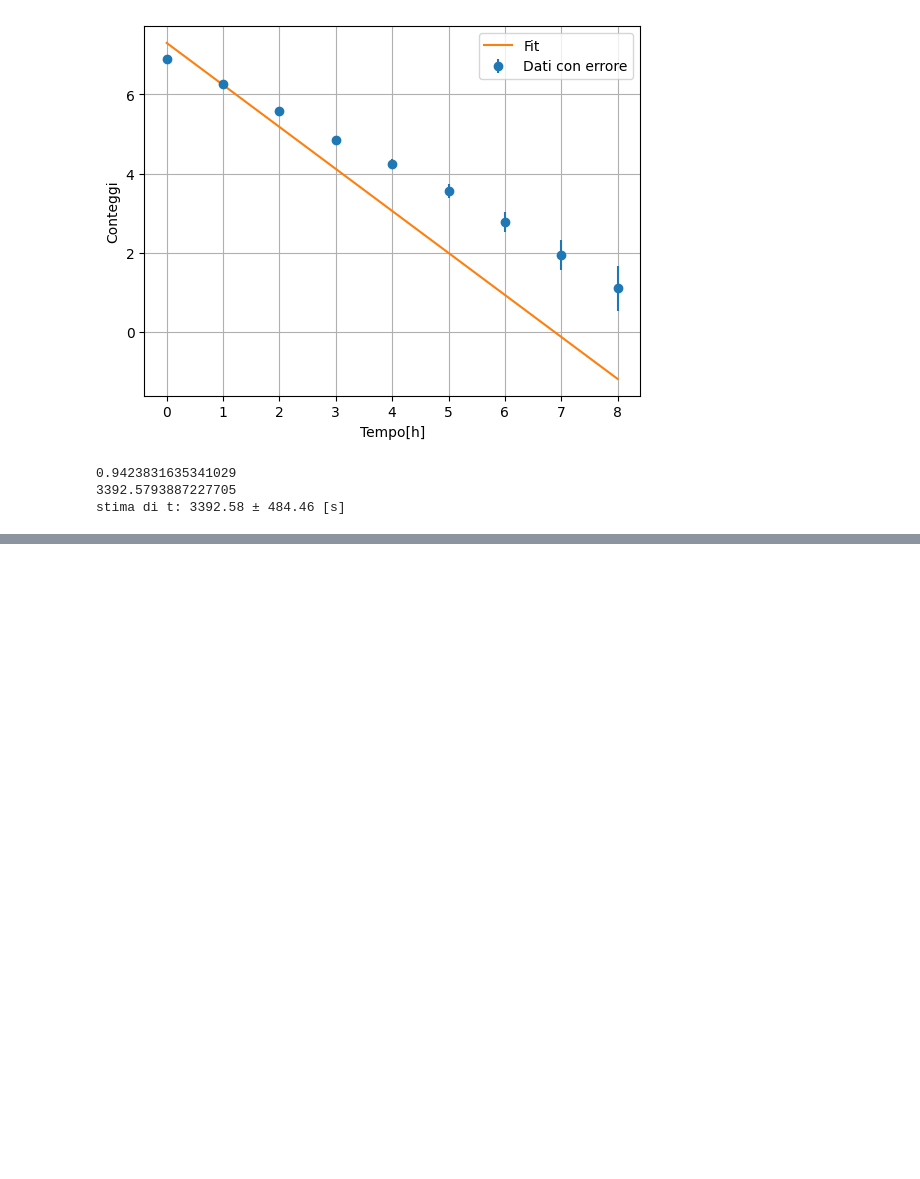
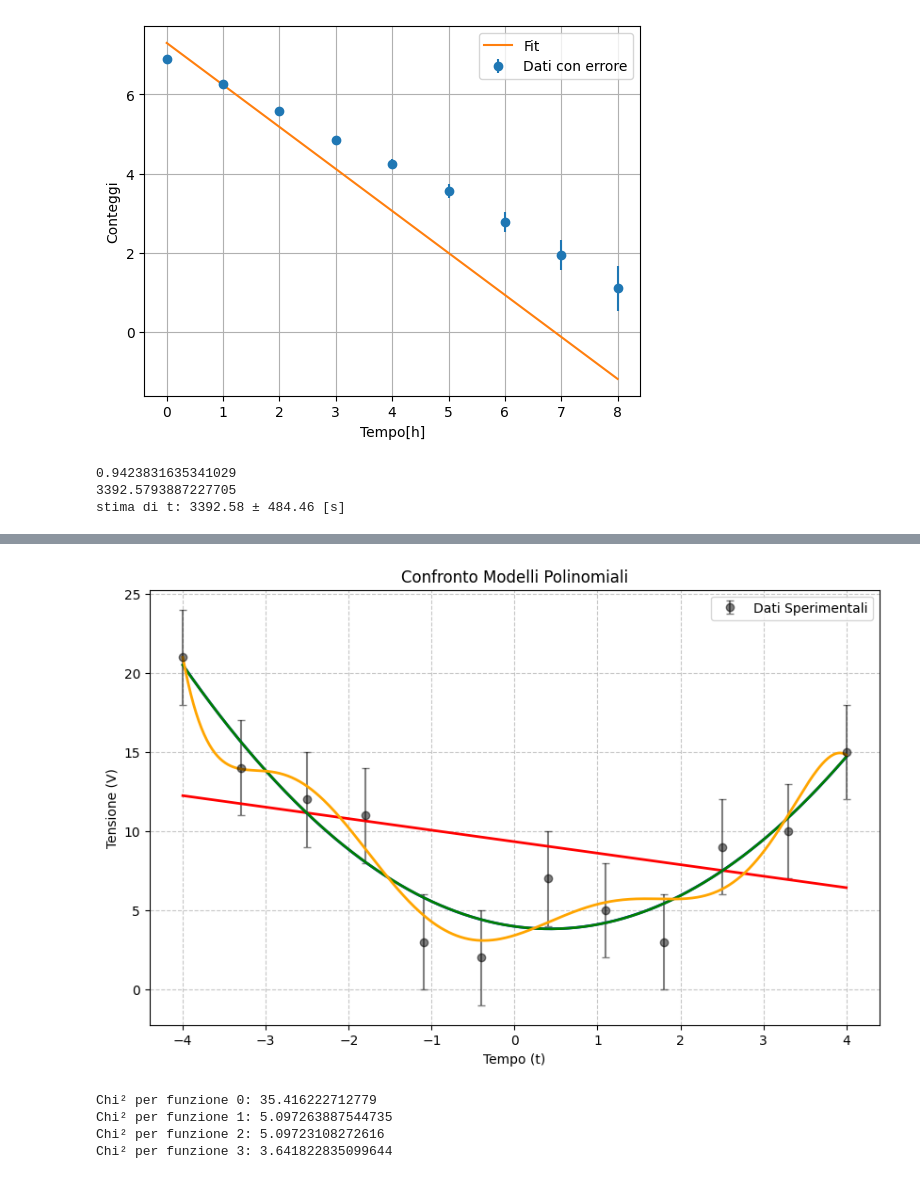
Before and after one commit to Its-mics/Statistica, a Jupyter notebook: laboratorio/Esercitazioni/5_esercitazione.ipynb, the cells around one changed output, grey strips where cells are left out. Drawn from its saved outputs; the diff is of its cells as text; code cells hidden in the pictures; blank space fills up the shorter version.

```diff
--- a/laboratorio/Esercitazioni/5_esercitazione.ipynb
+++ b/laboratorio/Esercitazioni/5_esercitazione.ipynb
@@ -60,7 +71,7 @@ print(h)
 # %%
 var_lam = (1/(3.346)**4) * 0.001083473949988824
 valori_lam = np.linspace(lam-3*np.sqrt(var_lam), lam + 3*np.sqrt(var_lam), 1000)
-val_log_likelihood = [log_likelihood_binned(h, centri, lam) for lam in valori_lam]
+val_log_likelihood = [log_likelihood_binned(h, centri2, lam) for lam in valori_lam]
 
 for i in range(len(valori_lam)):
     if val_log_likelihood[i] > val_log_likelihood[i+1]:
@@ -112,8 +123,8 @@ Sigma di lambda: -0.0030
 # %%
 h1 = h[:54]
 print(h1)
-centri1 = centri[:54]
-val_chi_squared = [chi_squared_binned(h1, centri1, len(risultato), lam, delta_x) for lam in valori_lam]
+centri1 = centri2[:54]
+val_chi_squared = [chi_squared_binned(h1, centri1, len(risultato), lam, delta_x2) for lam in valori_lam]
 
 for i in range(len(valori_lam)):
     if val_chi_squared[i] < val_chi_squared[i+1]:
@@ -397,0 +494,44 @@ stima di t: 3392.58 ± 484.46 [s]
+# %%
+def fa(x, a0, a1): return a0 + a1*x
+def fb(x, b0, b1, b2): return b0 + b1*x + b2*x**2
+def fc(x, c0, c1, c2, c3): return c0 + c1*x + c2*x**2 + c3*x**3
+def fd(x, d0, d1, d2, d3, d4, d5, d6, d7):
+    return sum(d * x**i for i, d in enumerate([d0, d1, d2, d3, d4, d5, d6, d7]))
+modelli = [fa, fb, fc, fd]
+# %%
+asse_x = np.linspace(min(dati_x), max(dati_x), 500)
+
+plt.figure(figsize=(10, 6))
+
+plt.errorbar(dati_x, dati_y, yerr=3, fmt='o', color='black', label='Dati Sperimentali', alpha=0.5, capsize=3)
+
+colori = ['red', 'blue', 'green', 'orange']
+valori_f_per_chi=[]
+
+for fun, colore in zip(modelli, colori):
+
+    popt, pcov = curve_fit(fun, dati_x, dati_y, sigma=3, absolute_sigma=True)
+    V_fit = fun(asse_x, *popt)
+    valori_f= fun(dati_x, *popt)
+    valori_f_per_chi.append(valori_f)
+    plt.plot(asse_x, V_fit, color=colore, linewidth=2)
+
+plt.xlabel('Tempo (t)')
+plt.ylabel('Tensione (V)')
+plt.title('Confronto Modelli Polinomiali')
+plt.legend()
+plt.grid(True, linestyle='--', alpha=0.7)
+plt.show()
+# %% [output]
+[figure, added]
+# %%
+valori_chi_sq =[]
+for i, fun in enumerate(modelli):
+    risultato = chi_squared(dati_y, valori_f_per_chi[i], 3)
+    valori_chi_sq.append(risultato)
+    print(f"Chi² per funzione {i}: {risultato}")
+# %% [output]
+Chi² per funzione 0: 35.416222712779
+Chi² per funzione 1: 5.097263887544735
+Chi² per funzione 2: 5.09723108272616
+Chi² per funzione 3: 3.641822835099644
```
Also changed, not shown: parts of 16 cells of this notebook.
